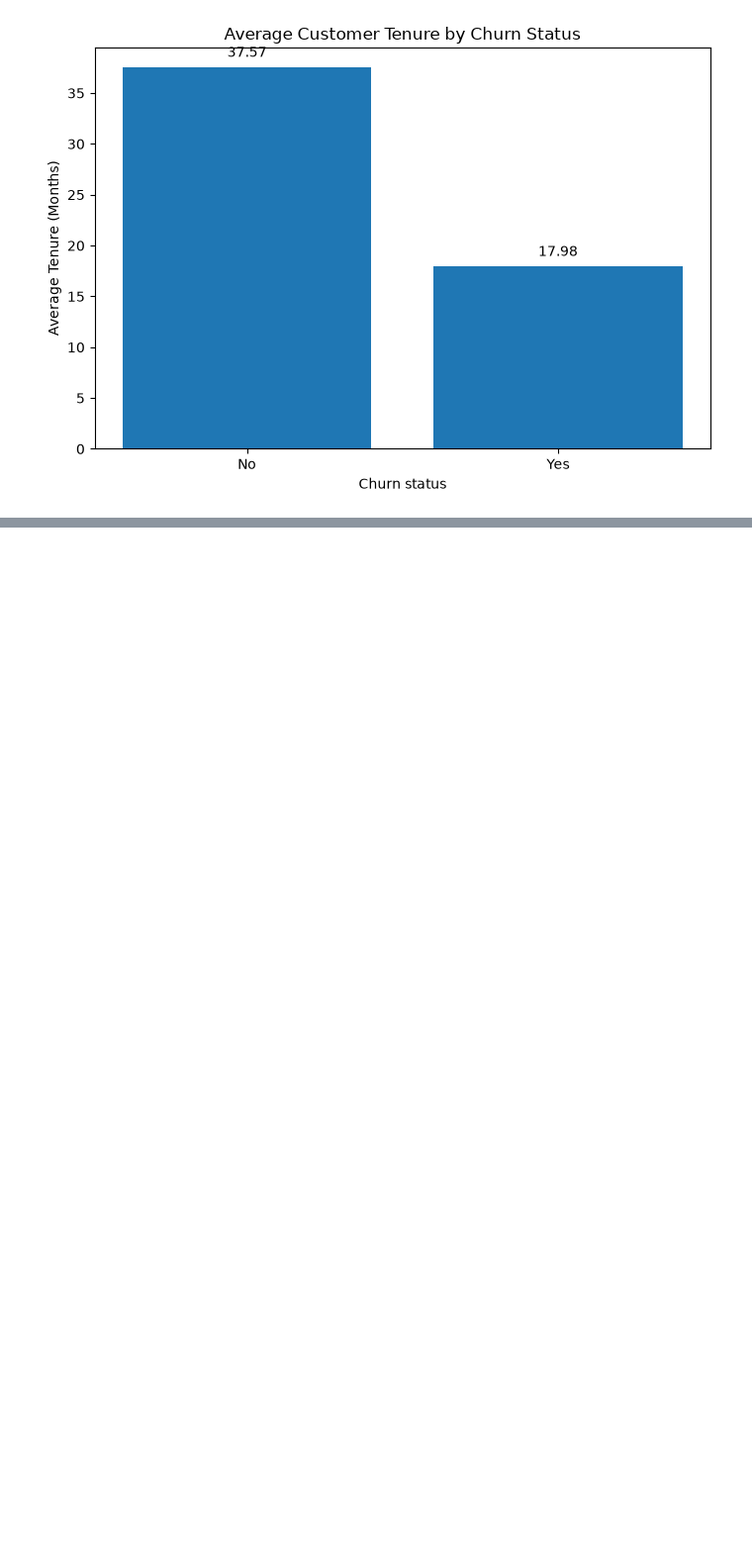
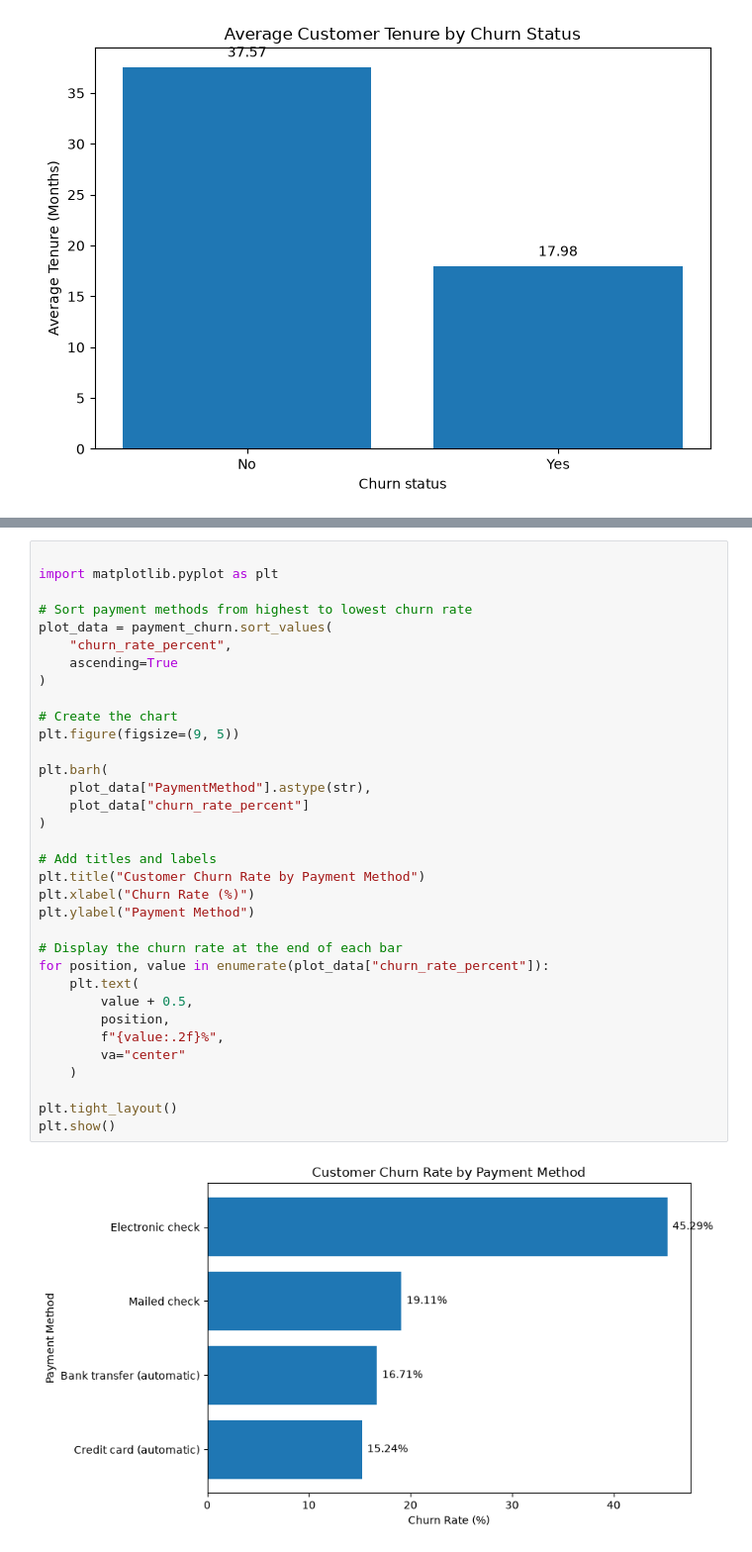
Before and after one commit to omaej78-star/Data-A, a Jupyter notebook: Churn_analysis.ipynb, the cells around one changed output, grey strips where cells are left out. Shown at 99% size. Drawn from its saved outputs; the diff is of its cells as text; blank space fills up the shorter version.

```diff
--- a/Churn_analysis.ipynb
+++ b/Churn_analysis.ipynb
@@ -552,0 +789,36 @@ plt.show()
+# %%
+
+import matplotlib.pyplot as plt
+
+# Sort payment methods from highest to lowest churn rate
+plot_data = payment_churn.sort_values(
+    "churn_rate_percent",
+    ascending=True
+)
+
+# Create the chart
+plt.figure(figsize=(9, 5))
+
+plt.barh(
+    plot_data["PaymentMethod"].astype(str),
+    plot_data["churn_rate_percent"]
+)
+
+# Add titles and labels
+plt.title("Customer Churn Rate by Payment Method")
+plt.xlabel("Churn Rate (%)")
+plt.ylabel("Payment Method")
+
+# Display the churn rate at the end of each bar
+for position, value in enumerate(plot_data["churn_rate_percent"]):
+    plt.text(
+        value + 0.5,
+        position,
+        f"{value:.2f}%",
+        va="center"
+    )
+
+plt.tight_layout()
+plt.show()
+# %% [output]
+[figure, added]
```
Also changed, not shown: parts of 31 cells of this notebook.
